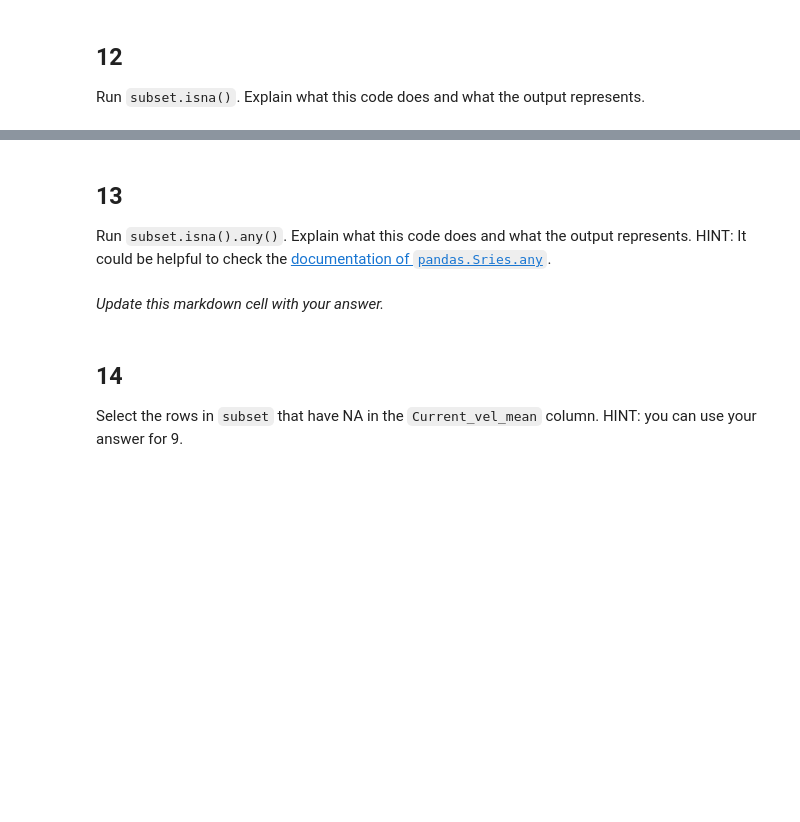
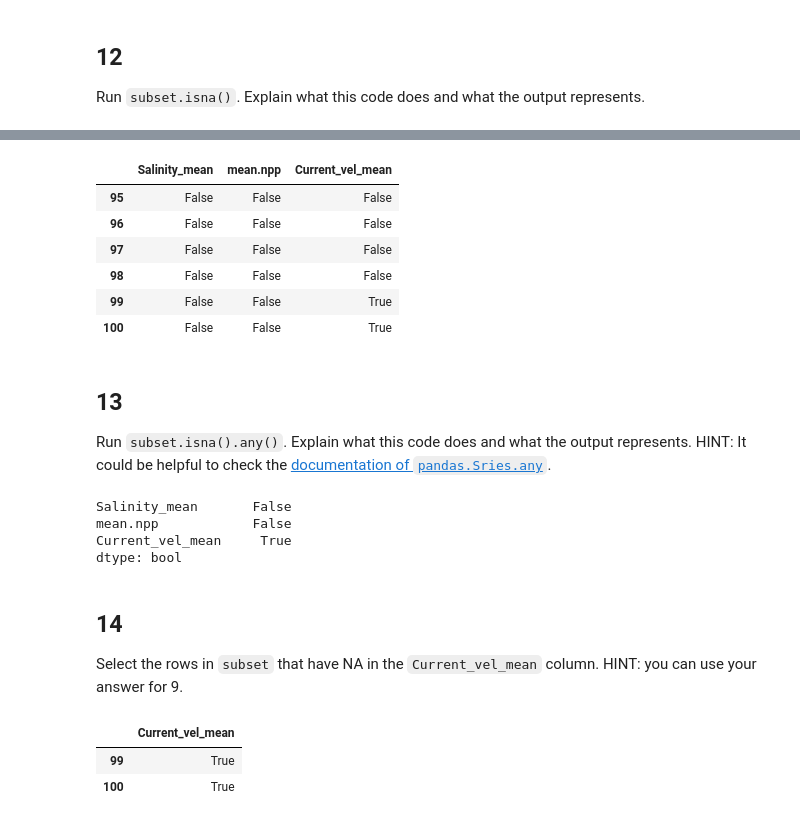
Before and after one commit to BenVerst/eds220-hwk-1, a Jupyter notebook: hwk1-task3.ipynb, the cells around one changed output, grey strips where cells are left out. Cells and saved outputs as stored; diff of their text form; code cells hidden in the pictures; blank space fills up the shorter version.

```diff
--- a/hwk1-task3.ipynb
+++ b/hwk1-task3.ipynb
@@ -212,8 +255,27 @@ Run `subset.isna()`. Explain what this code does and what the output represents.
+# %%
+#displays the columns and rows in the subset data frame and checks which outputs have a value of na.
+#True is when the value is equal to na, and False when the value is not equal to na.
+subset.isna()
+# %% [output]
+|  | Salinity_mean | mean.npp | Current_vel_mean |
+| 95 | False | False | False |
+| 96 | False | False | False |
+| 97 | False | False | False |
+| 98 | False | False | False |
+| 99 | False | False | True |
+| 100 | False | False | True |
 # %% [markdown]
 ## 13
 Run `subset.isna().any()`. Explain what this code does and what the output represents. HINT: It could be helpful to check the [documentation of `pandas.Sries.any`](https://pandas.pydata.org/docs/reference/api/pandas.Series.any.html).
-# %% [markdown]
-*Update this markdown cell with your answer.*
+# %%
+#displays which columns in the subset data frame contain an na value.
+#if the column has an na value, it is represented as True, if not, False
+subset.isna().any()
+# %% [output]
+Salinity_mean       False
+mean.npp            False
+Current_vel_mean     True
+dtype: bool
 # %% [markdown]
 ## 14
 
@@ -222,0 +283,10 @@ Select the rows in `subset` that have NA in the `Current_vel_mean` column. HINT:
+# %%
+#checks which rows in the Current_vel_mean column have an na value and stores the output as na_current_vel_mean
+na_current_vel_mean = subset[['Current_vel_mean']].isna()
+
+#Selects the rows in na_current_vel_mean that have an na value.
+na_current_vel_mean[(na_current_vel_mean.Current_vel_mean == True)]
+# %% [output]
+|  | Current_vel_mean |
+| 99 | True |
+| 100 | True |
```
Also changed, not shown: parts of 8 cells of this notebook.
